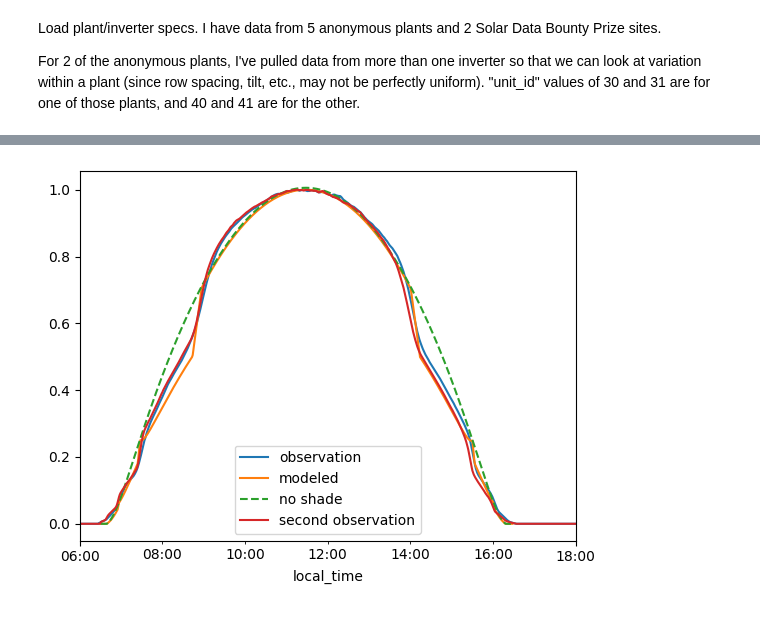
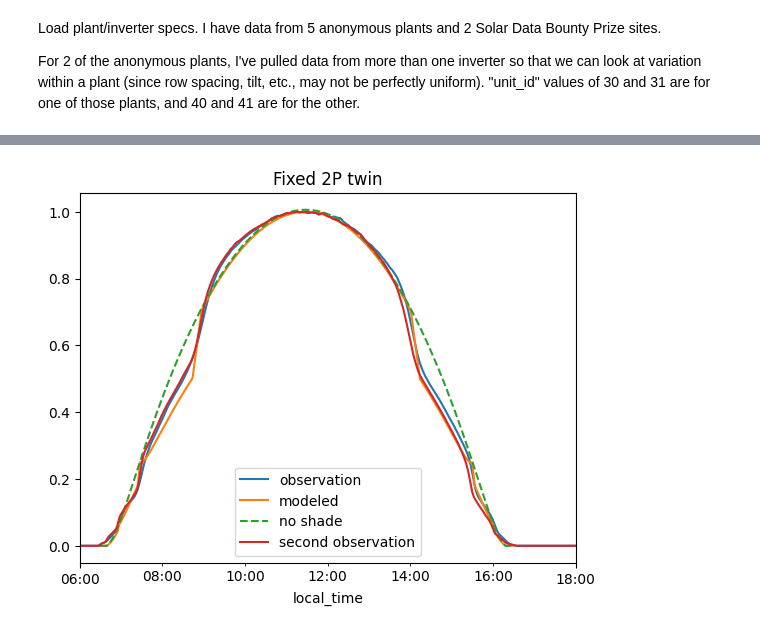
Before and after one commit to williamhobbs/2024_pvpmc_self_shade, a Jupyter notebook: 2024_pvpmc_self_shade_rev2.ipynb, the cells around one changed output, grey strips where cells are left out. Drawn from its saved outputs; the diff is of its cells as text; code cells hidden in the pictures.

```diff
--- a/2024_pvpmc_self_shade_rev2.ipynb
+++ b/2024_pvpmc_self_shade_rev2.ipynb
@@ -378,31 +381,32 @@ power_obs2 = pd.read_csv('sample_data/plant_' + str(unit_id2) + '.csv',
 
 # convert row of dataframe to a dictionary to be passed to power function
 plant_data = plants_df.loc[unit_id].dropna().to_dict()
 
 # make some clear sky resource data. Can replace with NSRDB data later
 times = pd.date_range('2021-12-14 6:00', '2021-12-14 18:00', freq='1min', tz='Etc/GMT+6')
 loc = pvlib.location.Location(latitude=plant_data['latitude'], longitude=plant_data['longitude'], tz=times.tz)
 resource_data = loc.get_clearsky(times)
 resource_data['temp_air'] = 15 # use 15 deg C as generic value
 resource_data['wind_speed'] = 2 # use 2 m/s as generic value
 resource_data['albedo'] = 0.2 # use 0.2 as a generic value
 
 power_ac_modeled = plant_power_with_shade_losses(resource_data, **plant_data)
 
 # negligible shade w/ linear loss model
 plant_data_new = { **plant_data,
                   'gcr':0.00000001,
                   'row_side_num_mods':1,
                   'shade_loss_type':'linear',
                   'cell_type':'thin-film',
                   }
 power_ac_no_shade = plant_power_with_shade_losses(resource_data, **plant_data_new)
 
 (power_obs / power_obs.max()).plot()
 (power_ac_modeled / power_ac_modeled.max()).plot()
 (power_ac_no_shade / power_ac_modeled.max()).plot(linestyle='--')
 (power_obs2.observed_power / power_obs2.observed_power.max()).plot()
 plt.legend(['observation','modeled','no shade', 'second observation'])
+plt.title(plant_data['unit_name'])
 plt.show()
 # %% [output]
-[figure, old version]
+[figure, new version]
```
Also changed, not shown: parts of 4 cells of this notebook, 1 other file.
